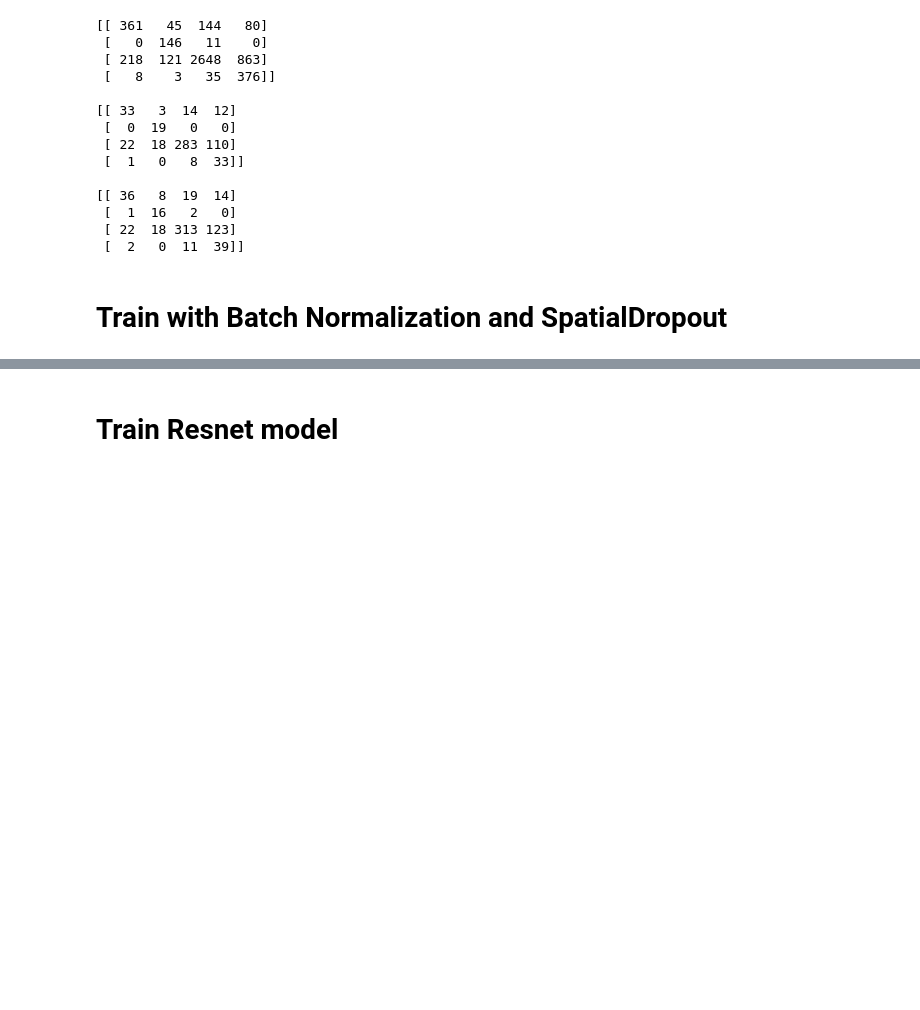
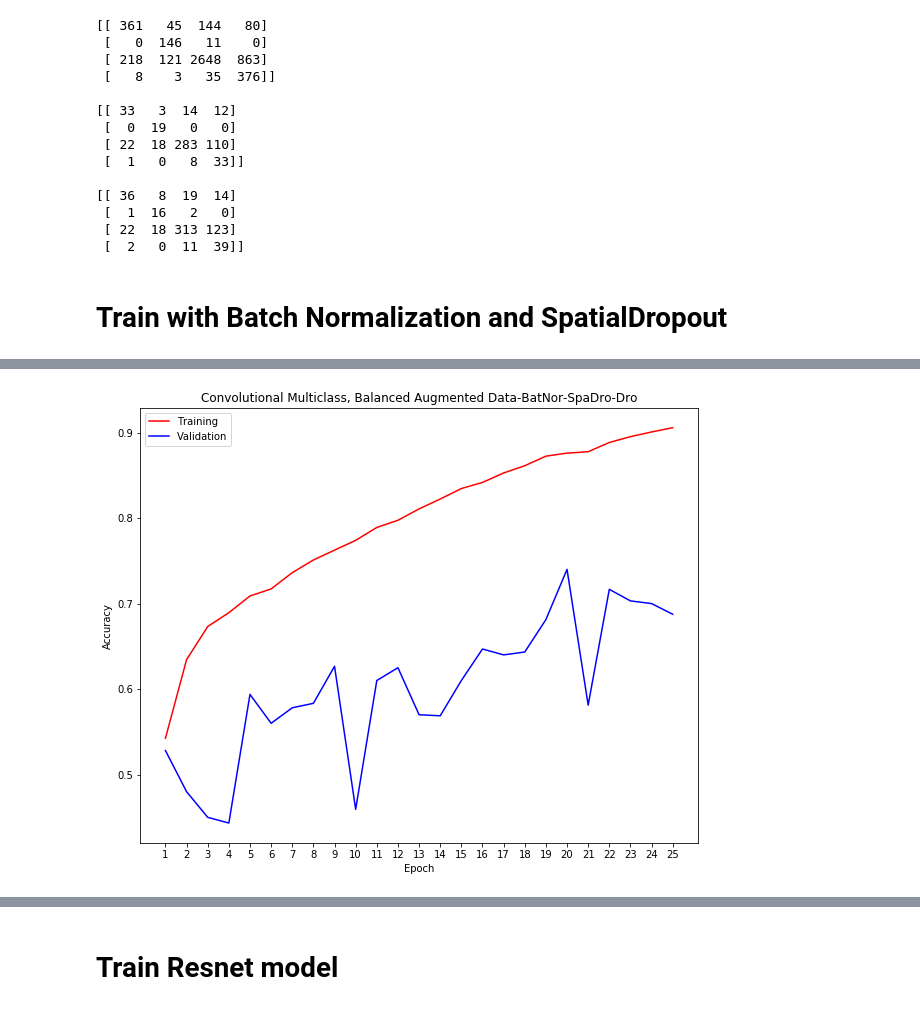
Before and after one commit to carlosezmz/Steel-Defects-Classification, a Jupyter notebook: Experimental_Carlos.ipynb, the cells around one changed output, grey strips where cells are left out. Drawn from its saved outputs; the diff is of its cells as text; code cells hidden in the pictures; blank space fills up the shorter version.

```diff
--- a/Experimental_Carlos.ipynb
+++ b/Experimental_Carlos.ipynb
@@ -1374,0 +1406,21 @@ print(confusion_matrix(lbls_ts_true, lbls_ts_pred))
+# %%
+conv_model_gaus = Sequential()
+
+conv_model_gaus.add(Conv2D(32, (3, 3), input_shape=(150, 150, 3), activation='relu', padding='same'))
+conv_model_gaus.add(BatchNormalization())
+conv_model_gaus.add(Conv2D(64, (3, 3), activation='relu', padding='same'))
+conv_model_gaus.add(MaxPool2D((2, 2)))
+conv_model_gaus.add(GaussianNoise(0.1))
+conv_model_gaus.add(Conv2D(128, (3, 3), activation='relu', padding='same'))
+conv_model_gaus.add(MaxPool2D((2, 2)))
+conv_model_gaus.add(SpatialDropout2D(0.1))
+conv_model_gaus.add(Conv2D(256, (3, 3), activation='relu', padding='same'))
+conv_model_gaus.add(MaxPool2D((2, 2)))
+conv_model_gaus.add(Flatten())
+# conv_model.add(Dropout(0.25))
+conv_model_gaus.add(Dense(512, activation='relu'))
+conv_model_gaus.add(Dense(4, activation='softmax'))
+
+
+
+conv_model_gaus.compile(loss='categorical_crossentropy', optimizer='sgd', metrics=['accuracy'])
@@ -1374,0 +1447,8 @@ print(confusion_matrix(lbls_ts_true, lbls_ts_pred))
+# %%
+np.random.seed(42)
+
+conv_hist = conv_model_gaus.fit_generator(bgen,
+                                     steps_per_epoch=481,
+                                     validation_data=val_gen,
+                                     validation_steps=10,
+                                     epochs=25)
@@ -1374,0 +1473,4 @@ print(confusion_matrix(lbls_ts_true, lbls_ts_pred))
+# %%
+plot_accuracy(conv_hist, 'Convolutional Multiclass, Balanced Augmented Data-BatNor-SpaDro-Dro')
+# %% [output]
+[figure, added]
```
Also changed, not shown: parts of 77 cells of this notebook, 31 other files.
